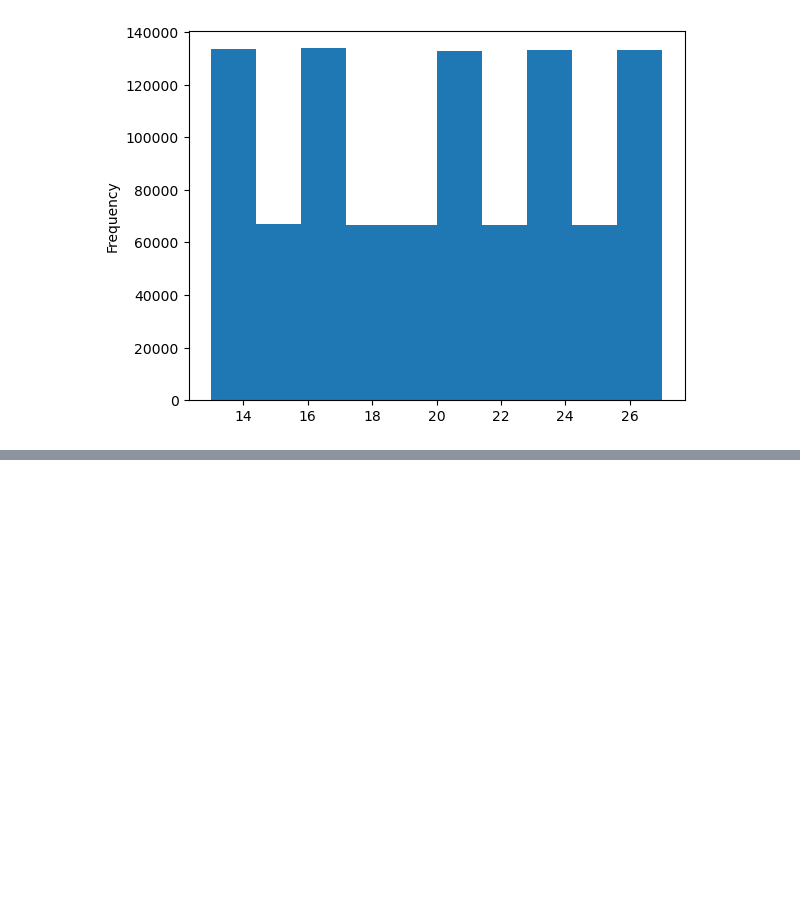
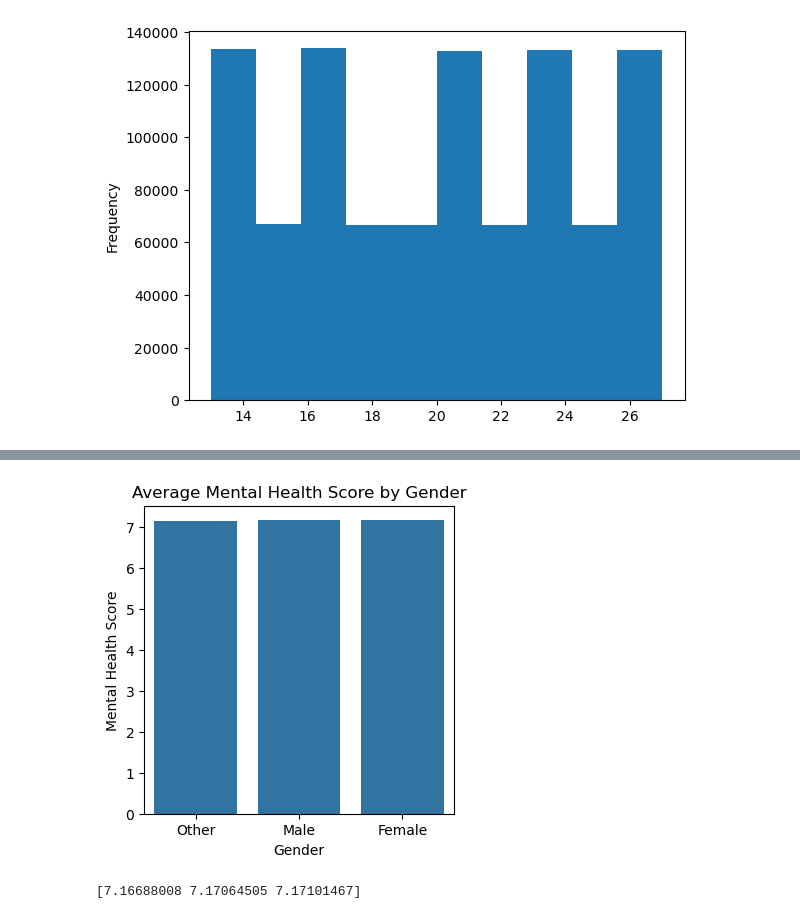
Before and after one commit to Adris3/mental_health_analysis, a Jupyter notebook: notebooks/eda.ipynb, the cells around one changed output, grey strips where cells are left out. Cells and saved outputs as stored; diff of their text form; code cells hidden in the pictures; blank space fills up the shorter version.

```diff
--- a/notebooks/eda.ipynb
+++ b/notebooks/eda.ipynb
@@ -82,0 +90,13 @@ social_media_data['age'].plot(kind='hist')
+# %%
+# Group data by gender
+gender_breakdown = social_media_data.groupby("gender")["mental_health_score"].mean().sort_values()
+
+plt.figure(figsize=(4, 4))
+sns.barplot(x = gender_breakdown.index, y = gender_breakdown.values)
+plt.title("Average Mental Health Score by Gender")
+plt.ylabel("Mental Health Score")
+plt.xlabel("Gender")
+plt.show()
+# %% [output]
+[figure, added]
+[7.16688008 7.17064505 7.17101467]
```
Also changed, not shown: parts of 2 cells of this notebook.
